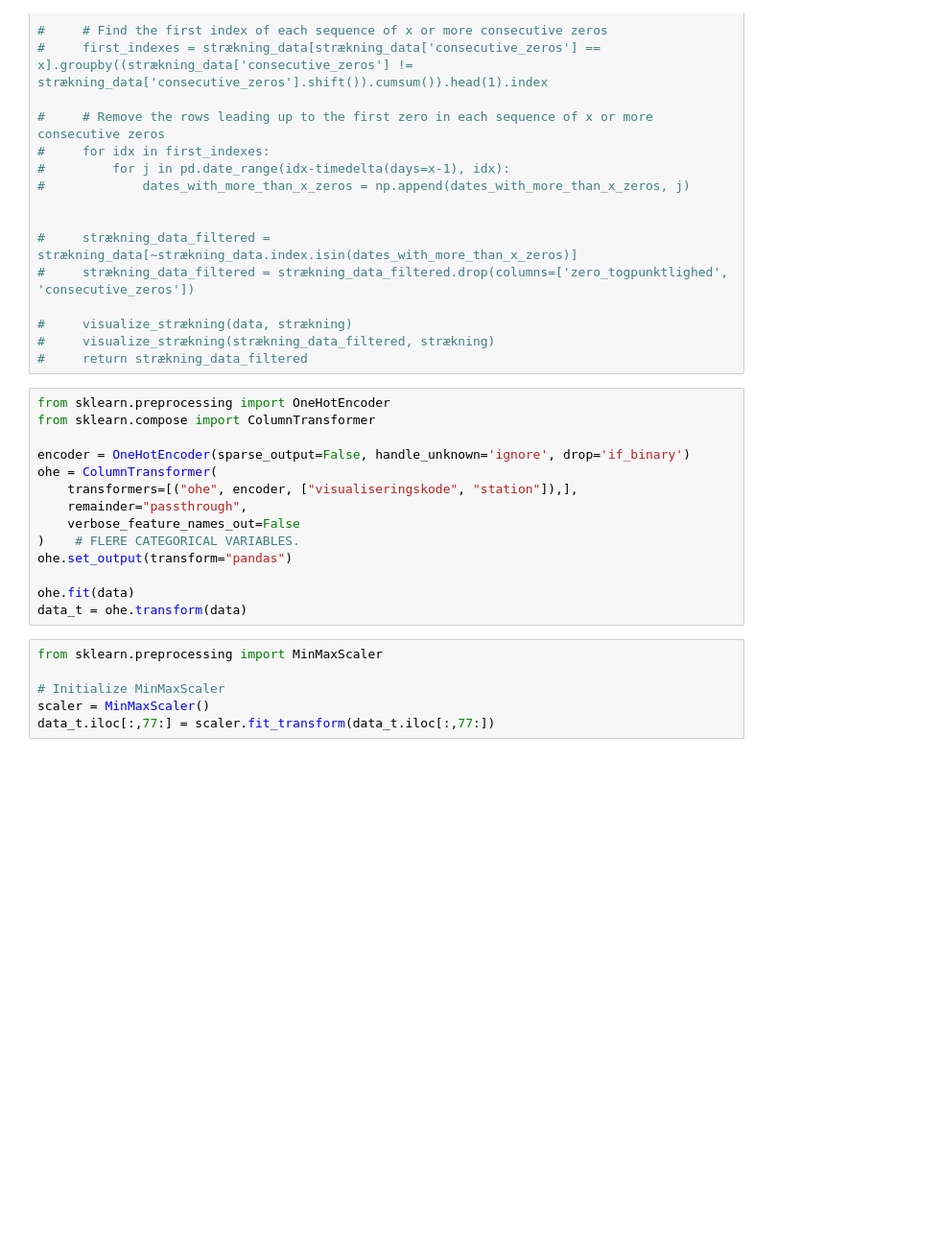
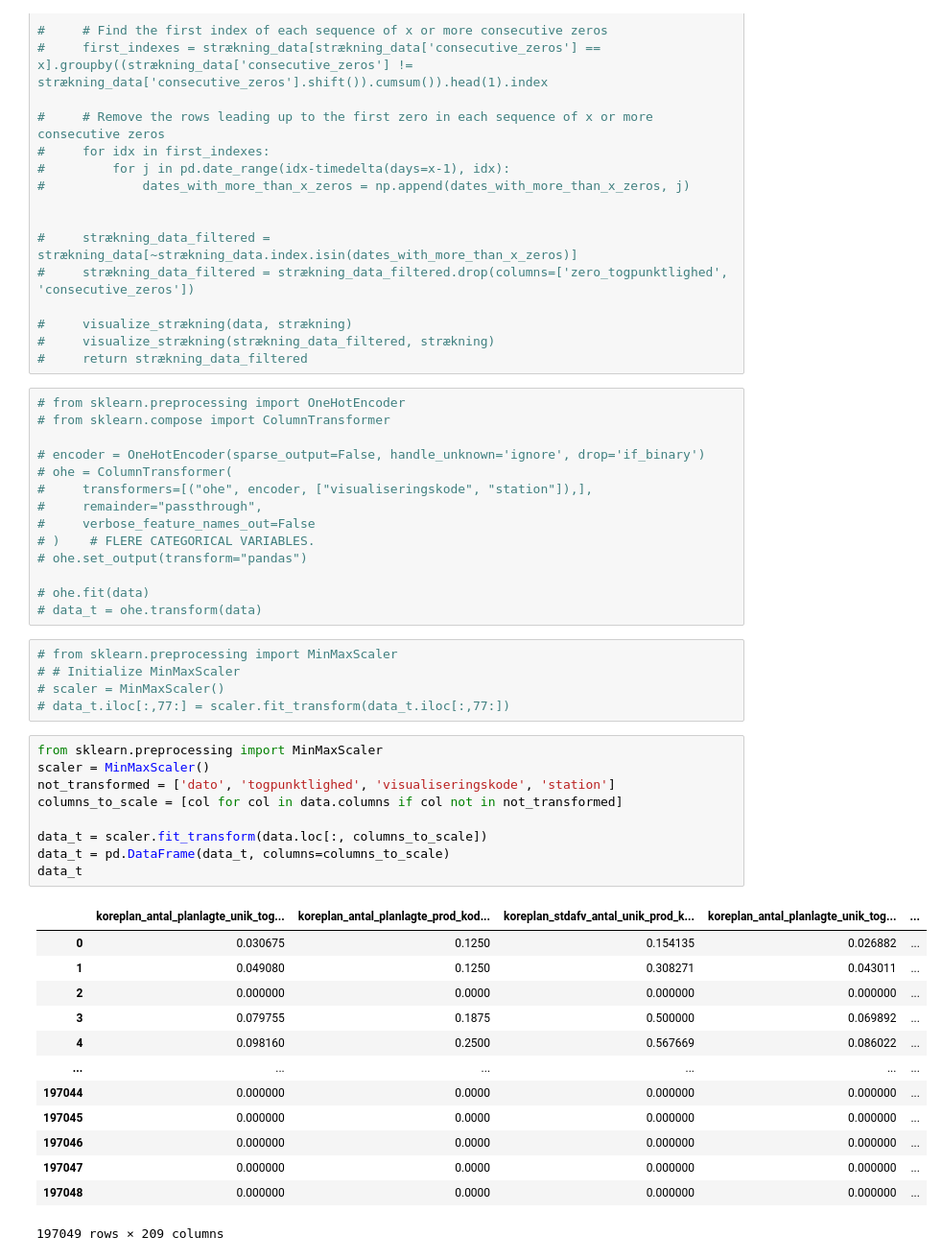
Before and after one commit to clarachristiansen/Bachelor_project, a Jupyter notebook: Data_cleaning.ipynb, the cells around one changed output. Shown: that part at 96% size. Cells and saved outputs as stored; diff of their text form; blank space fills up the shorter version.

```diff
--- a/Data_cleaning.ipynb
+++ b/Data_cleaning.ipynb
@@ -131,22 +131,44 @@ for strækning in [18, 25, 27]:
 #     visualize_strækning(strækning_data_filtered, strækning)
 #     return strækning_data_filtered
 # %%
-from sklearn.preprocessing import OneHotEncoder
-from sklearn.compose import ColumnTransformer
+# from sklearn.preprocessing import OneHotEncoder
+# from sklearn.compose import ColumnTransformer
 
-encoder = OneHotEncoder(sparse_output=False, handle_unknown='ignore', drop='if_binary')
-ohe = ColumnTransformer(
-    transformers=[("ohe", encoder, ["visualiseringskode", "station"]),],
-    remainder="passthrough",
-    verbose_feature_names_out=False
-)    # FLERE CATEGORICAL VARIABLES.
-ohe.set_output(transform="pandas")
+# encoder = OneHotEncoder(sparse_output=False, handle_unknown='ignore', drop='if_binary')
+# ohe = ColumnTransformer(
+#     transformers=[("ohe", encoder, ["visualiseringskode", "station"]),],
+#     remainder="passthrough",
+#     verbose_feature_names_out=False
+# )    # FLERE CATEGORICAL VARIABLES.
+# ohe.set_output(transform="pandas")
 
-ohe.fit(data)
-data_t = ohe.transform(data)
+# ohe.fit(data)
+# data_t = ohe.transform(data)
 # %%
-from sklearn.preprocessing import MinMaxScaler
-
-# Initialize MinMaxScaler
-scaler = MinMaxScaler()
-data_t.iloc[:,77:] = scaler.fit_transform(data_t.iloc[:,77:])
+# from sklearn.preprocessing import MinMaxScaler
+# # Initialize MinMaxScaler
+# scaler = MinMaxScaler()
+# data_t.iloc[:,77:] = scaler.fit_transform(data_t.iloc[:,77:])
+# %%
+from sklearn.preprocessing import MinMaxScaler
+scaler = MinMaxScaler()
+not_transformed = ['dato', 'togpunktlighed', 'visualiseringskode', 'station']
+columns_to_scale = [col for col in data.columns if col not in not_transformed]
+
+data_t = scaler.fit_transform(data.loc[:, columns_to_scale])
+data_t = pd.DataFrame(data_t, columns=columns_to_scale)
+data_t
+# %% [output]
+|  | koreplan_antal_planlagte_unik_tog... | koreplan_antal_planlagte_prod_kod... | koreplan_stdafv_antal_unik_prod_k... | koreplan_antal_planlagte_unik_tog... | ... |
+| 0 | 0.030675 | 0.1250 | 0.154135 | 0.026882 | ... |
+| 1 | 0.049080 | 0.1250 | 0.308271 | 0.043011 | ... |
+| 2 | 0.000000 | 0.0000 | 0.000000 | 0.000000 | ... |
+| 3 | 0.079755 | 0.1875 | 0.500000 | 0.069892 | ... |
+| 4 | 0.098160 | 0.2500 | 0.567669 | 0.086022 | ... |
+| ... | ... | ... | ... | ... | ... |
+| 197044 | 0.000000 | 0.0000 | 0.000000 | 0.000000 | ... |
+| 197045 | 0.000000 | 0.0000 | 0.000000 | 0.000000 | ... |
+| 197046 | 0.000000 | 0.0000 | 0.000000 | 0.000000 | ... |
+| 197047 | 0.000000 | 0.0000 | 0.000000 | 0.000000 | ... |
+| 197048 | 0.000000 | 0.0000 | 0.000000 | 0.000000 | ... |
+197049 rows × 209 columns
```
Also changed, not shown: parts of 5 cells of this notebook, 5 other files.
